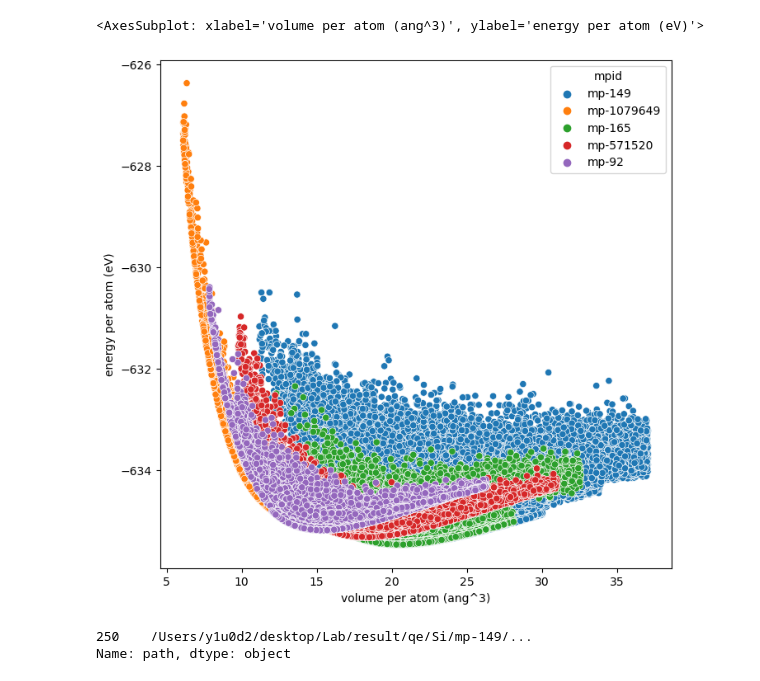
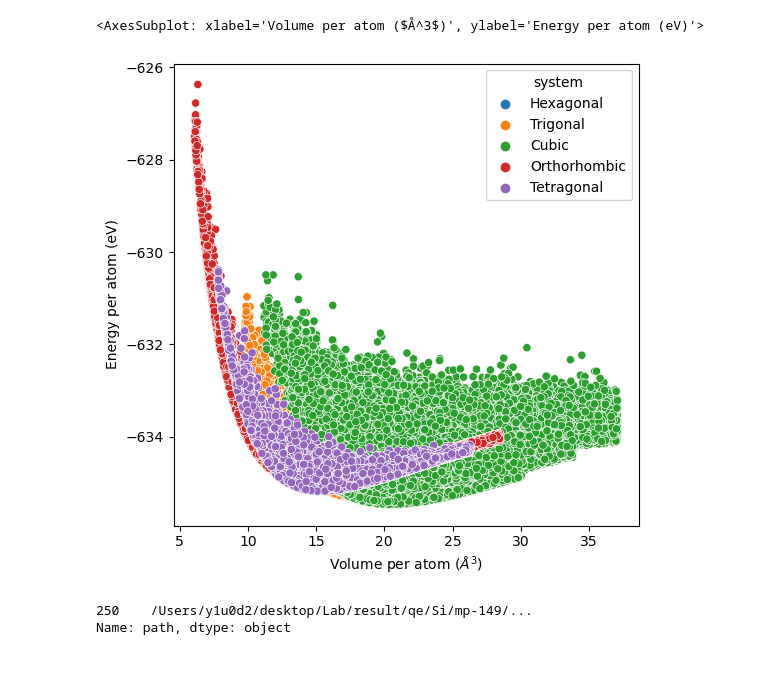
Before and after one commit to y1u0d2a1i/ml_potential, a Jupyter notebook: analyze/scripts/plot_energy_distribution_from_n2p2_input.ipynb, the cells around one changed output. Drawn from its saved outputs; the diff is of its cells as text; code cells hidden in the pictures.

```diff
--- a/analyze/scripts/plot_energy_distribution_from_n2p2_input.ipynb
+++ b/analyze/scripts/plot_energy_distribution_from_n2p2_input.ipynb
@@ -3,9 +3,17 @@ import numpy as np
 import pandas as pd
 import matplotlib.pyplot as plt
 import os
+
+mpid_to_system = {
+    'mp-149': 'Cubic',
+    'mp-1079649': 'Orthorhombic',
+    'mp-165': 'Hexagonal',
+    'mp-571520': 'Trigonal',
+    'mp-92': 'Tetragonal'
+}
 # %%
 # path2inputdata = '/Users/y1u0d2/desktop/Lab/result/n2p2/Si/67/data'
-path2inputdata = '/Users/y1u0d2/desktop/Lab/result/n2p2/Si/89/02'
+path2inputdata = '/Users/y1u0d2/desktop/Lab/result/n2p2/Si/95/data'
 # path2inputdata = '/Users/y1u0d2/desktop/Lab/result/nnp-train/two-three-body/02/01'
 i_filename = 'input.data'
 # %%
@@ -49,18 +58,20 @@ mp-571520      3142
 Name: mpid, dtype: int64
-# %%
-df = df.drop(df.query('mpid == "mp-149_dimer"').index)
+# %%
+black_list = ['mp-149_dimer', 'mp-three', 'mp-four', 'mp-slab']
+df = df[~df['mpid'].isin(black_list)]
+df['system'] = df['mpid'].apply(lambda x: mpid_to_system[x])
 # %%
 import seaborn as sns
 
-fig = plt.figure(figsize=(8, 8))
+fig = plt.figure(figsize=(6, 6))
 ax = fig.add_subplot(111)
-ax.set_xlabel('volume per atom (ang^3)')
-ax.set_ylabel('energy per atom (eV)')
+ax.set_xlabel('Volume per atom ($Å^3$)')
+ax.set_ylabel('Energy per atom (eV)')
 
-sns.scatterplot(data=df, x='vol_atom', y='energy_atom', hue='mpid', ax=ax)
+sns.scatterplot(data=df, x='vol_atom', y='energy_atom', hue='system', ax=ax)
 # %% [output]
-<AxesSubplot: xlabel='volume per atom (ang^3)', ylabel='energy per atom (eV)'>
+<AxesSubplot: xlabel='Volume per atom ($Å^3$)', ylabel='Energy per atom (eV)'>
-[figure, old version]
+[figure, new version]
 # %%
 min_e = df['energy_atom'].min()
 df.query('energy_atom == @min_e')['path']
```
Also changed, not shown: parts of 3 cells of this notebook, 12 other files.
